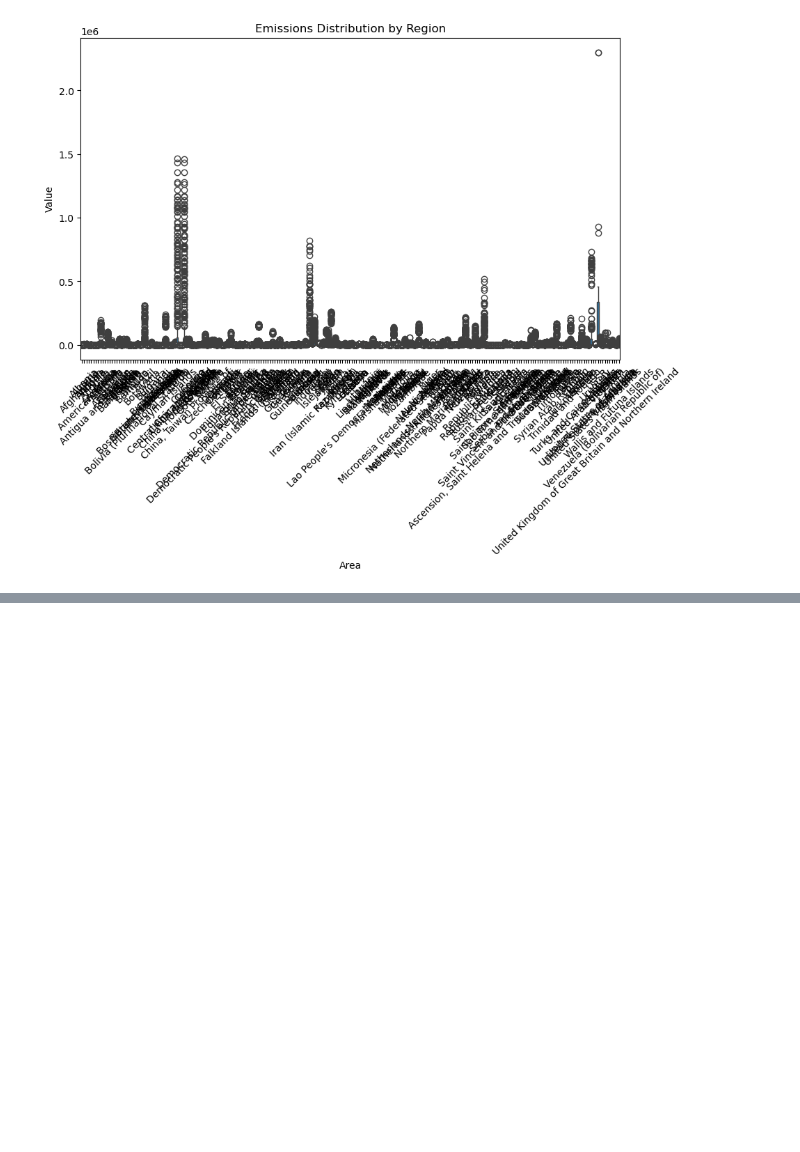
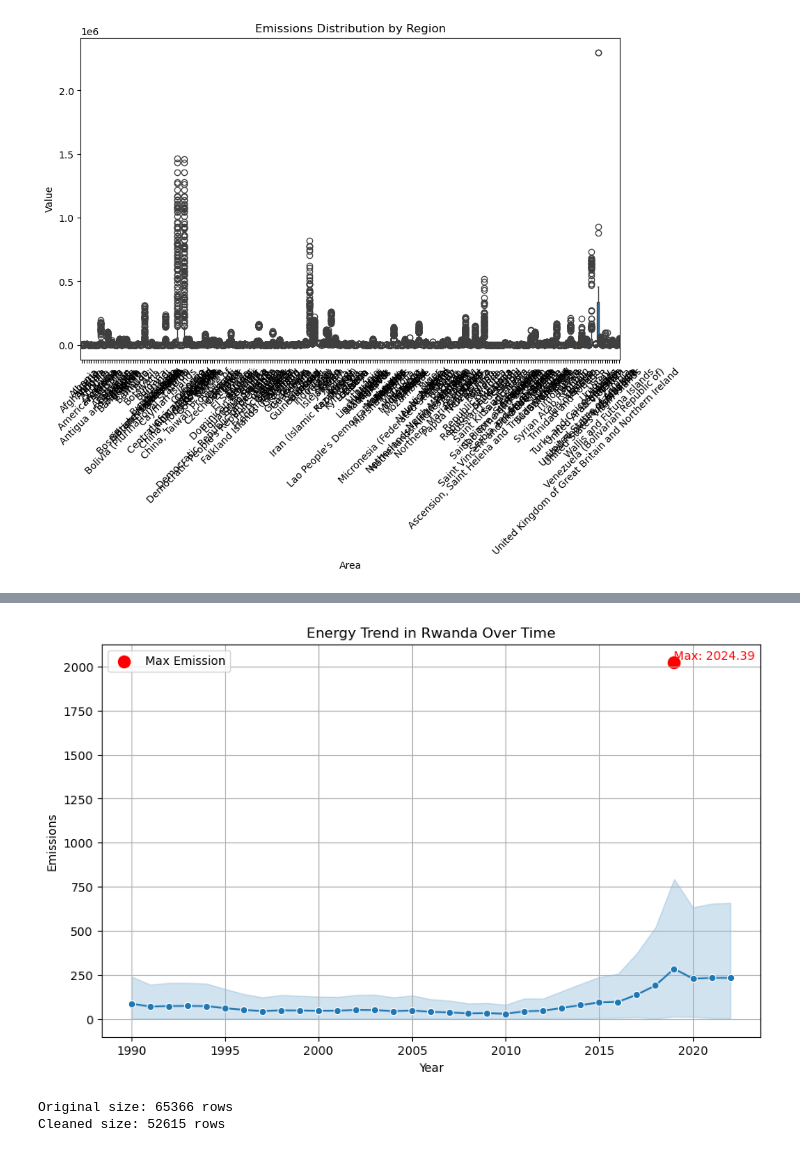
Before and after one commit to cikristian/Agriculture_Land, a Jupyter notebook: Emissions from Energy Use in Agriculture.ipynb, the cells around one changed output, grey strips where cells are left out. Saved outputs shown, nothing was run; the diff lists cells and outputs as text; code cells hidden in the pictures; blank space fills up the shorter version.

```diff
--- a/Emissions from Energy Use in Agriculture.ipynb
+++ b/Emissions from Energy Use in Agriculture.ipynb
@@ -121,0 +140,47 @@ plt.show()
+# %%
+import matplotlib.pyplot as plt
+import seaborn as sns
+
+# Filter for Rwanda
+rwanda_df = df[df['Area'] == 'Rwanda']
+
+# Find the max emission point
+max_row = rwanda_df.loc[rwanda_df['Value'].idxmax()]
+
+# Plot line
+plt.figure(figsize=(10,6))
+sns.lineplot(data=rwanda_df, x='Year', y='Value', marker='o')
+plt.title("Energy Trend in Rwanda Over Time")
+plt.xlabel("Year")
+plt.ylabel("Emissions")
+plt.grid(True)
+
+# Highlight max point
+plt.scatter(max_row['Year'], max_row['Value'], color='red', s=100, label='Max Emission')
+plt.text(max_row['Year'], max_row['Value'],
+         f"Max: {max_row['Value']:.2f}",
+         color='red', fontsize=10, ha='left', va='bottom')
+
+plt.legend()
+plt.show()
+# %% [output]
+[figure, added]
+# %%
+# Calculate Q1 (25th percentile) and Q3 (75th percentile)
+Q1 = df['Value'].quantile(0.25)
+Q3 = df['Value'].quantile(0.75)
+IQR = Q3 - Q1
+
+# Define outlier bounds
+lower_bound = Q1 - 1.5 * IQR
+upper_bound = Q3 + 1.5 * IQR
+
+# Filter out outliers
+df1 = df[(df['Value'] >= lower_bound) & (df['Value'] <= upper_bound)]
+
+# Compare sizes
+print(f"Original size: {df.shape[0]} rows")
+print(f"Cleaned size: {df1.shape[0]} rows")
+# %% [output]
+Original size: 65366 rows
+Cleaned size: 52615 rows
```
Also changed, not shown: parts of 6 cells of this notebook, 1 other file.
